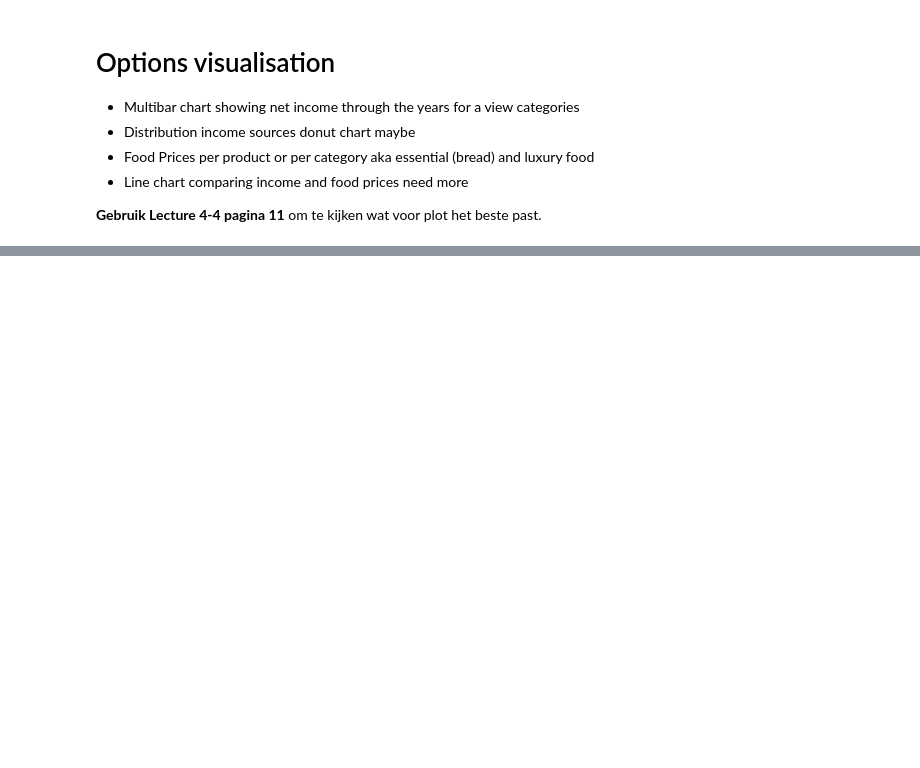
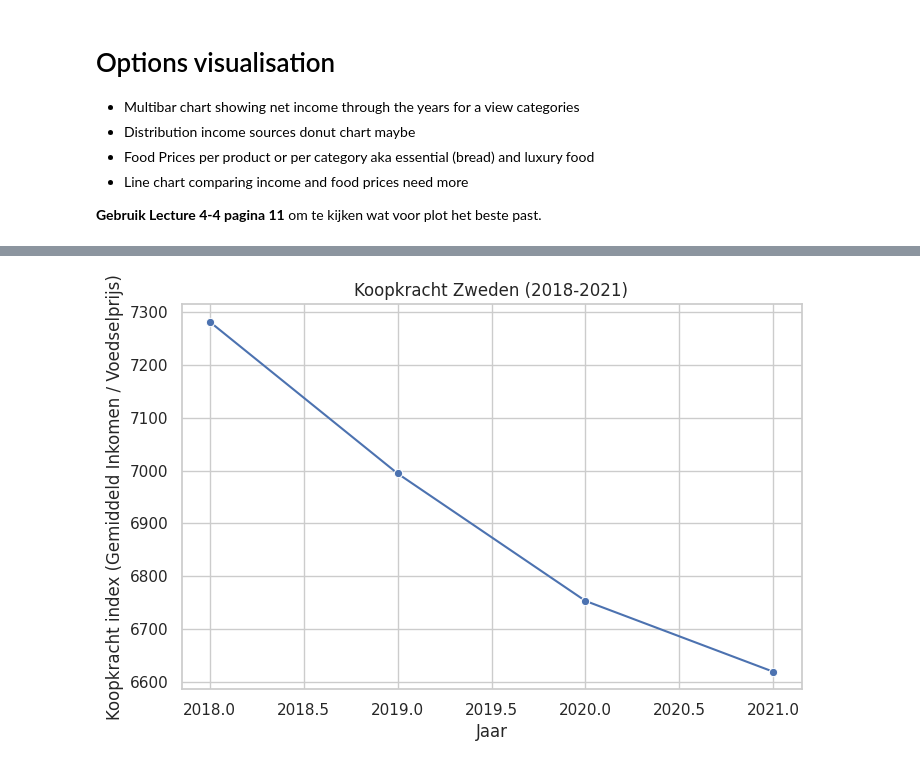
Before and after one commit to prox05/IV-KI-2025, a Jupyter notebook: docs/notebook.ipynb, the cells around one changed output, grey strips where cells are left out. Saved outputs shown, nothing was run; the diff lists cells and outputs as text; code cells hidden in the pictures; blank space fills up the shorter version.

```diff
--- a/docs/notebook.ipynb
+++ b/docs/notebook.ipynb
@@ -123,0 +152,22 @@ need more
+# %%
+wdi = pd.read_csv('filtered/WDI_Indicators_Sweden.csv')
+
+
+wdi.columns = wdi.columns.str.strip()
+
+
+combined = pd.merge(avg_income, avg_food_price, left_on='TIME_PERIOD', right_on='Year', how='inner')
+
+
+combined['Koopkracht'] = combined['OBS_VALUE'] / combined['Average Price']
+
+
+plt.figure(figsize=(8,5))
+sns.lineplot(data=combined, x='TIME_PERIOD', y='Koopkracht', marker='o')
+plt.title('Koopkracht Zweden (2018-2021)')
+plt.xlabel('Jaar')
+plt.ylabel('Koopkracht index (Gemiddeld Inkomen / Voedselprijs)')
+plt.grid(True)
+plt.show()
+# %% [output]
+[figure, added]
```
Also changed, not shown: parts of 8 cells of this notebook.
